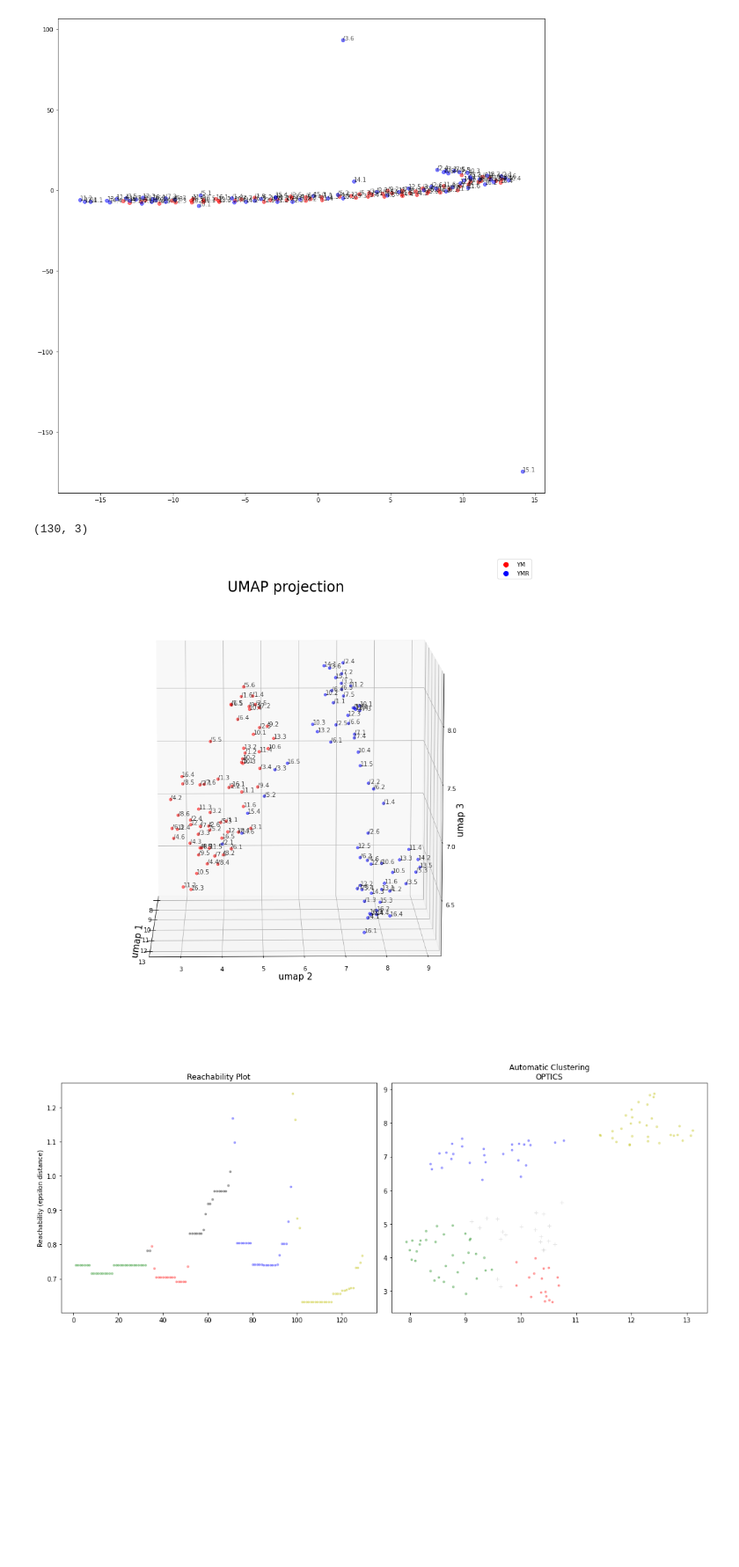
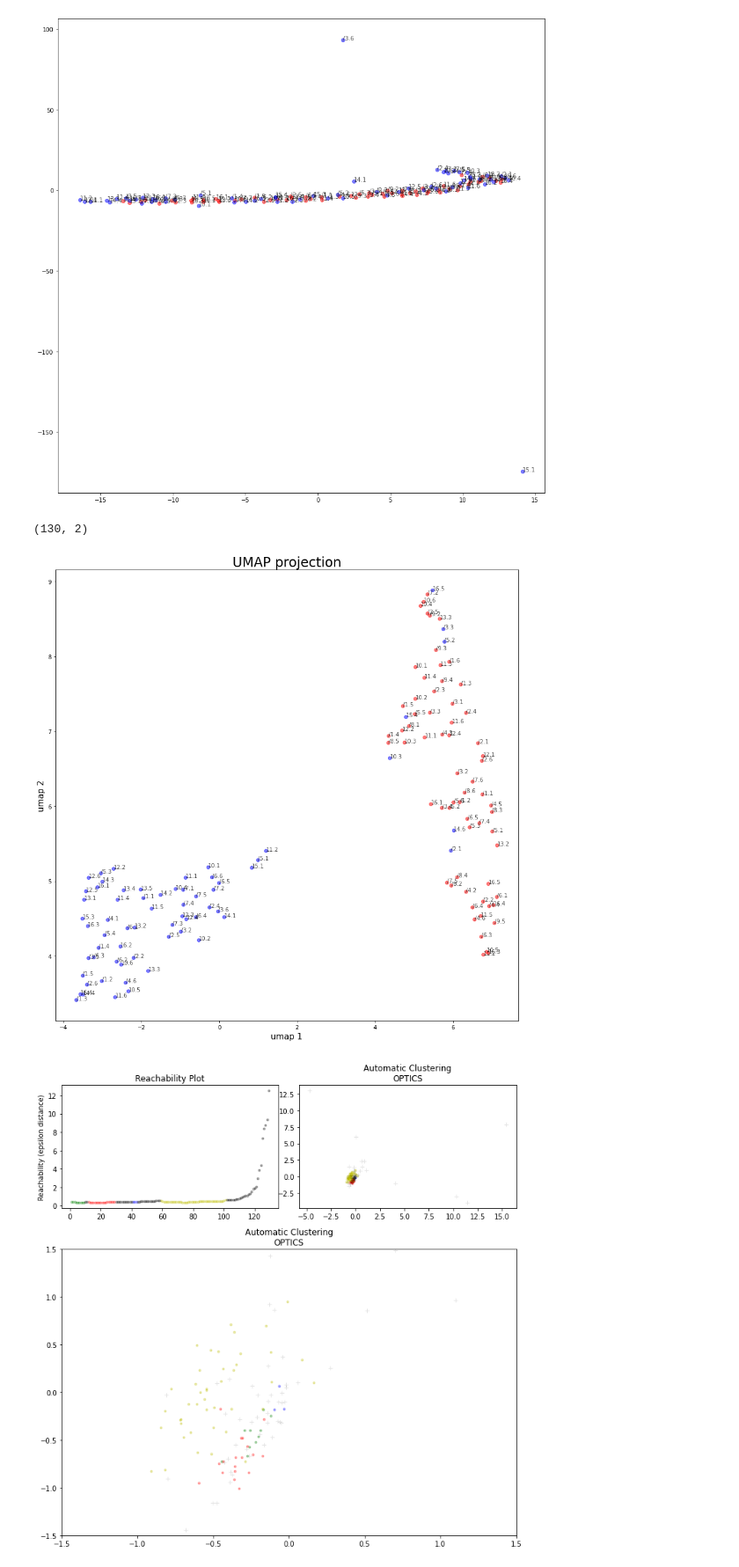
Before and after one commit to trevor-chan/research, a Jupyter notebook: morpho_scripts/PCA_scripts.ipynb, the cells around one changed output. Shown at 88% size. Saved outputs shown, nothing was run; the diff lists cells and outputs as text; code cells hidden in the pictures; blank space fills up the shorter version.

```diff
--- a/morpho_scripts/PCA_scripts.ipynb
+++ b/morpho_scripts/PCA_scripts.ipynb
@@ -524,7 +524,7 @@ for i in range(len(tsne_df)):
 import umap
 
 #FOR out dimensionality
-n_components = 3
+n_components = 2
 
 reducer = umap.UMAP(n_components = n_components)
 
@@ -550,7 +550,7 @@ x = StandardScaler().fit_transform(x)
 embedding = reducer.fit_transform(x)
 embedding.shape
 # %% [output]
-(130, 3)
+(130, 2)
 # %%
 def choose_color(lineage):
     if "YM/" in lineage:
@@ -573,6 +573,7 @@ if n_components == 2:
         alpha = 0.5)
     for i in range(len(embedding)):
         ax1.text(embedding[i][0],embedding[i][1], df['lineage'][i][-4:], size=10, alpha = 0.7,  color='k')
+    plt.savefig("umap_2D.png")
 
 if n_components == 3:
     fig = plt.figure(figsize=(15, 15))
@@ -602,48 +603,59 @@ if n_components == 3:
         ax1.view_init(elev=10., azim=ii)
         plt.savefig("movie_umap/movie%d.png" % ii)
 # %% [output]
-[figure, old version]
+[figure, new version]
 # %%
-#CLUSTERING UMAP OUTPUT -- NOT RECOMMENDED - RUN CLUSTERING ON FULL DIMENSIONAL OUTPUT (NO TSNE/UMAP)
+#CLUSTERING PCA with OPTICS
 from sklearn.cluster import OPTICS, cluster_optics_dbscan
 import matplotlib.gridspec as gridspec
 
+pca_outs = np.array([[finalDf.at[i, 'pc1'], finalDf.at[i, 'pc2'], finalDf.at[i, 'pc3'], finalDf.at[i,'pc4']] for i in range(len(finalDf))])
+X = pca_outs
 
-X = embedding
-
-clust = OPTICS(min_samples=15, xi=.05, min_cluster_size=.05)
+clust = OPTICS(min_samples=9, xi=.0001, min_cluster_size=.03)
 
 clust.fit(X)
 
 
 space = np.arange(len(X))
 reachability = clust.reachability_[clust.ordering_]
 labels = clust.labels_[clust.ordering_]
 
-plt.figure(figsize=(15,6))
-G = gridspec.GridSpec(1, 2)
+plt.figure(figsize=(10,10))
+G = gridspec.GridSpec(3, 2)
 ax1 = plt.subplot(G[0, 0])
 ax2 = plt.subplot(G[0, 1])
+ax3 = plt.subplot(G[1:, :])
 
 # Reachability plot
 colors = ['g.', 'r.', 'b.', 'y.', 'c.']
 for klass, color in zip(range(0, 5), colors):
     Xk = space[labels == klass]
     Rk = reachability[labels == klass]
     ax1.plot(Xk, Rk, color, alpha=0.3)
 ax1.plot(space[labels == -1], reachability[labels == -1], 'k.', alpha=0.3)
 ax1.set_ylabel('Reachability (epsilon distance)')
 ax1.set_title('Reachability Plot')
 
 # OPTICS
 colors = ['g.', 'r.', 'b.', 'y.', 'c.']
 for klass, color in zip(range(0, 5), colors):
     Xk = X[clust.labels_ == klass]
     ax2.plot(Xk[:, 0], Xk[:, 1], color, alpha=0.3)
 ax2.plot(X[clust.labels_ == -1, 0], X[clust.labels_ == -1, 1], 'k+', alpha=0.1)
 ax2.set_title('Automatic Clustering\nOPTICS')
 
+colors = ['g.', 'r.', 'b.', 'y.', 'c.']
+for klass, color in zip(range(0, 5), colors):
+    Xk = X[clust.labels_ == klass]
+    ax3.plot(Xk[:, 0], Xk[:, 1], color, alpha=0.3)
+ax3.plot(X[clust.labels_ == -1, 0], X[clust.labels_ == -1, 1], 'k+', alpha=0.1)
+ax3.set_title('Automatic Clustering\nOPTICS')
+ax3.axes.set_xlim([-1.5,1.5])
+ax3.axes.set_ylim([-1.5,1.5])
+
 plt.tight_layout()
+plt.savefig("OPTICS_clustering.png")
 plt.show()
 # %% [output]
-[figure, old version]
+[figure, new version]
```
Also changed, not shown: parts of 6 cells of this notebook.
